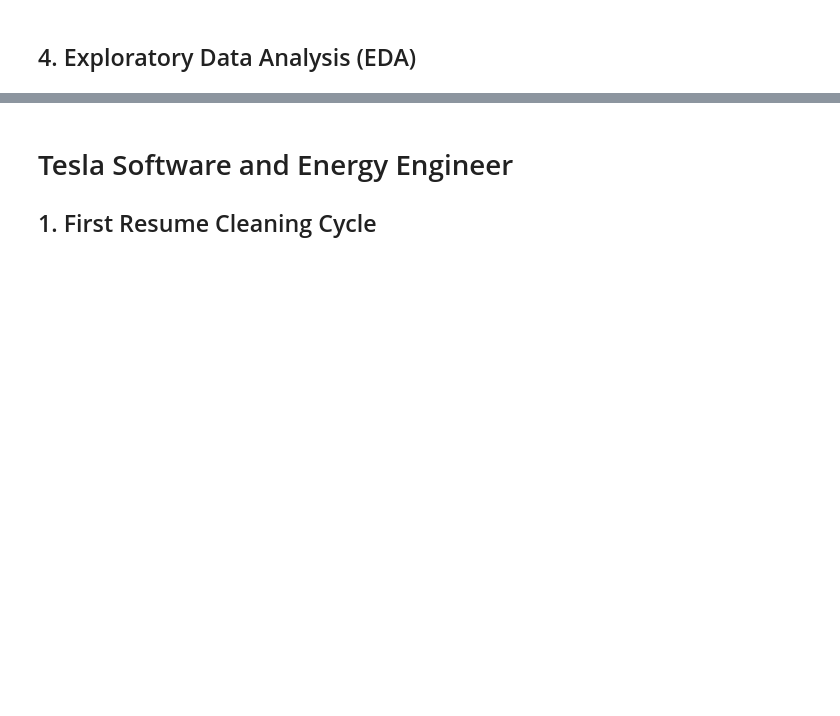
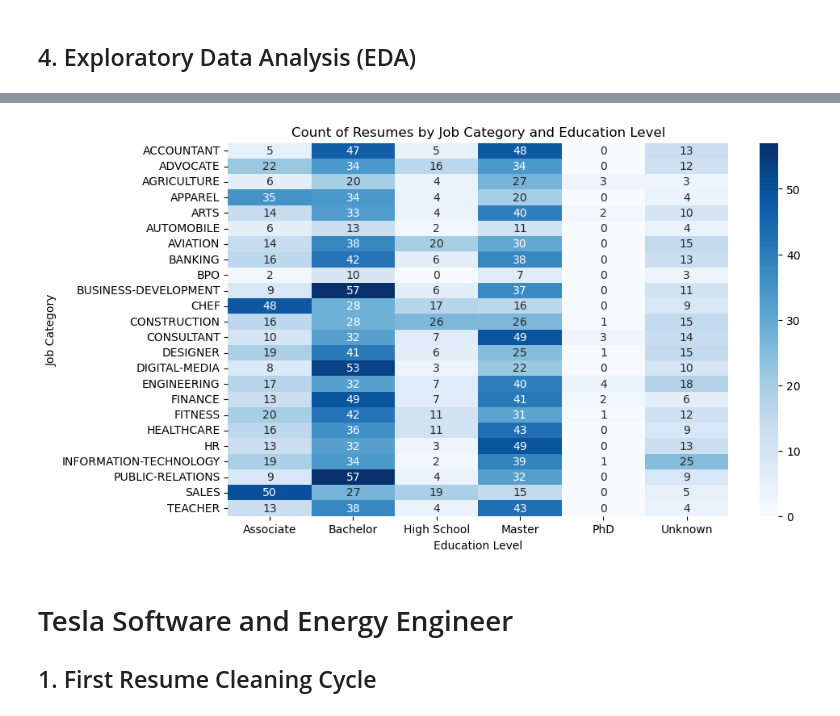
Before and after one commit to henry-AY/ResumeScreening, a Jupyter notebook: Resume_Screening.ipynb, the cells around one changed output, grey strips where cells are left out. Drawn from its saved outputs; the diff is of its cells as text; code cells hidden in the pictures; blank space fills up the shorter version.

Commit message:
Added final eda of a heatmap to look at education level within resumes

```diff
--- a/Resume_Screening.ipynb
+++ b/Resume_Screening.ipynb
@@ -353,3 +319,38 @@ plt.show()
+# %%
+#library
+education_levels = {
+    'PhD': ['phd', 'doctor of philosophy'],
+    'Master': ['master', 'masters', 'msc', 'mba'],
+    'Bachelor': ['bachelor', 'bachelors', 'bsc', 'ba'],
+    'Associate': ['associate', 'associates'],
+    'High School': ['high school', 'ged']
+}
+
+
+def extract_education_level(texts):
+    texts = texts.lower()
+    for level, keywords in education_levels.items():
+        for keyword in keywords:
+            if re.search(r'\b' + re.escape(keyword) + r'\b', texts):
+                return level
+    return 'Unknown'
+
+#Apply the function onto resume string to create a new row
+df_orig['education_level'] = df_orig['Resume_str'].apply(extract_education_level)
+
+import seaborn as sns
+import matplotlib.pyplot as plt
+
+heatmap_data = pd.crosstab(df_orig['Category'], df_orig['education_level'])
+
+plt.figure(figsize=(10, 6))
+sns.heatmap(heatmap_data, annot=True, cmap='Blues', fmt='d')
+plt.title('Count of Resumes by Job Category and Education Level')
+plt.ylabel('Job Category')
+plt.xlabel('Education Level')
+plt.show()
+# %% [output]
+[figure, added]
 # %% [markdown]
 # Tesla Software and Energy Engineer
 ## 1. First Resume Cleaning Cycle
```
Also changed, not shown: parts of 20 cells of this notebook.
